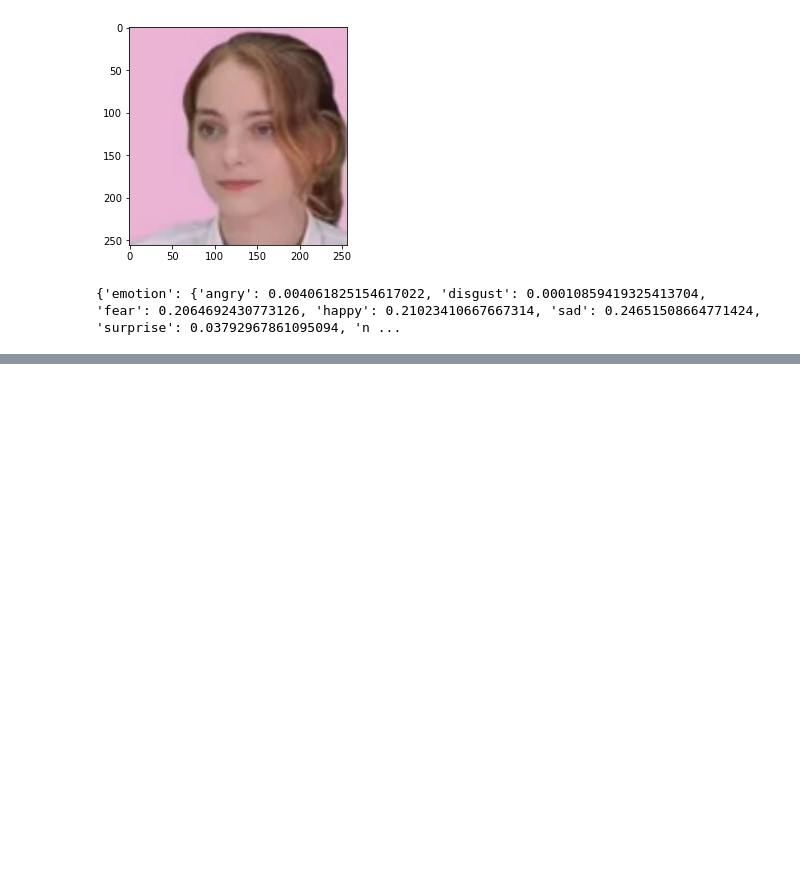
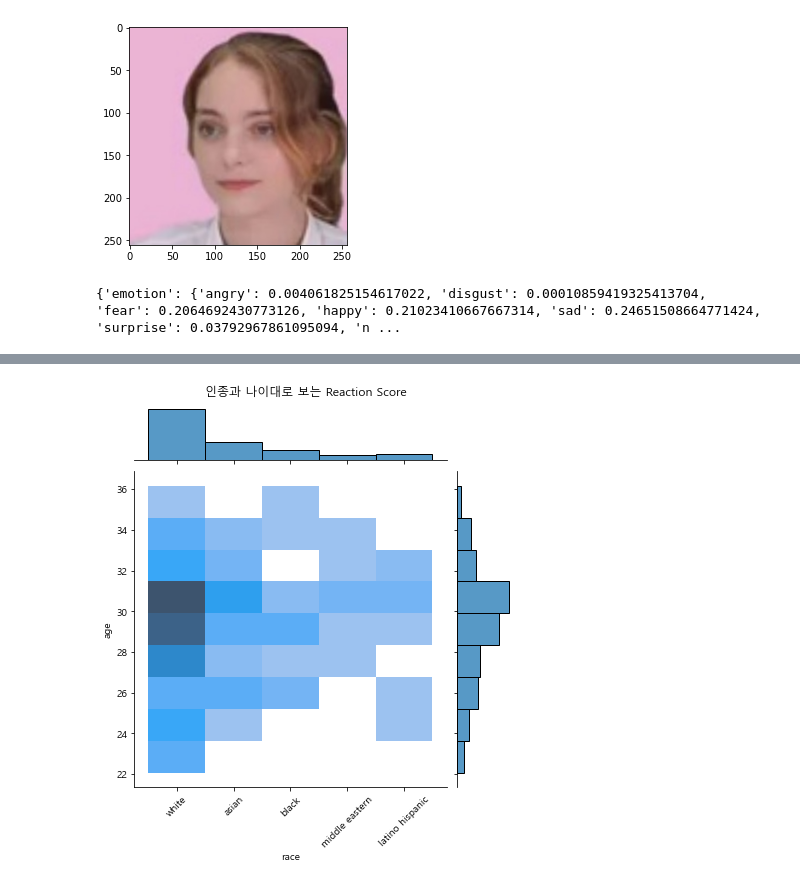
Before and after one commit to bigbreadguy/soprize-doyouknowclub, a Jupyter notebook: indivisual_analysis.ipynb, the cells around one changed output, grey strips where cells are left out. Drawn from its saved outputs; the diff is of its cells as text; code cells hidden in the pictures; blank space fills up the shorter version.

```diff
--- a/indivisual_analysis.ipynb
+++ b/indivisual_analysis.ipynb
@@ -185,0 +198,8 @@ print(indivisual_result["10"])
+# %%
+g = sns.jointplot(data=reaction_scores, x="race", y="age", kind="hist", ax=ax)
+plt.rc('font', family='Malgun Gothic')
+plt.suptitle("인종과 나이대로 보는 Reaction Score", y=1.02)
+plt.setp(g.ax_joint.get_xticklabels(), rotation=45)
+plt.show()
+# %% [output]
+[figure, added]
```
Also changed, not shown: parts of 8 cells of this notebook.
